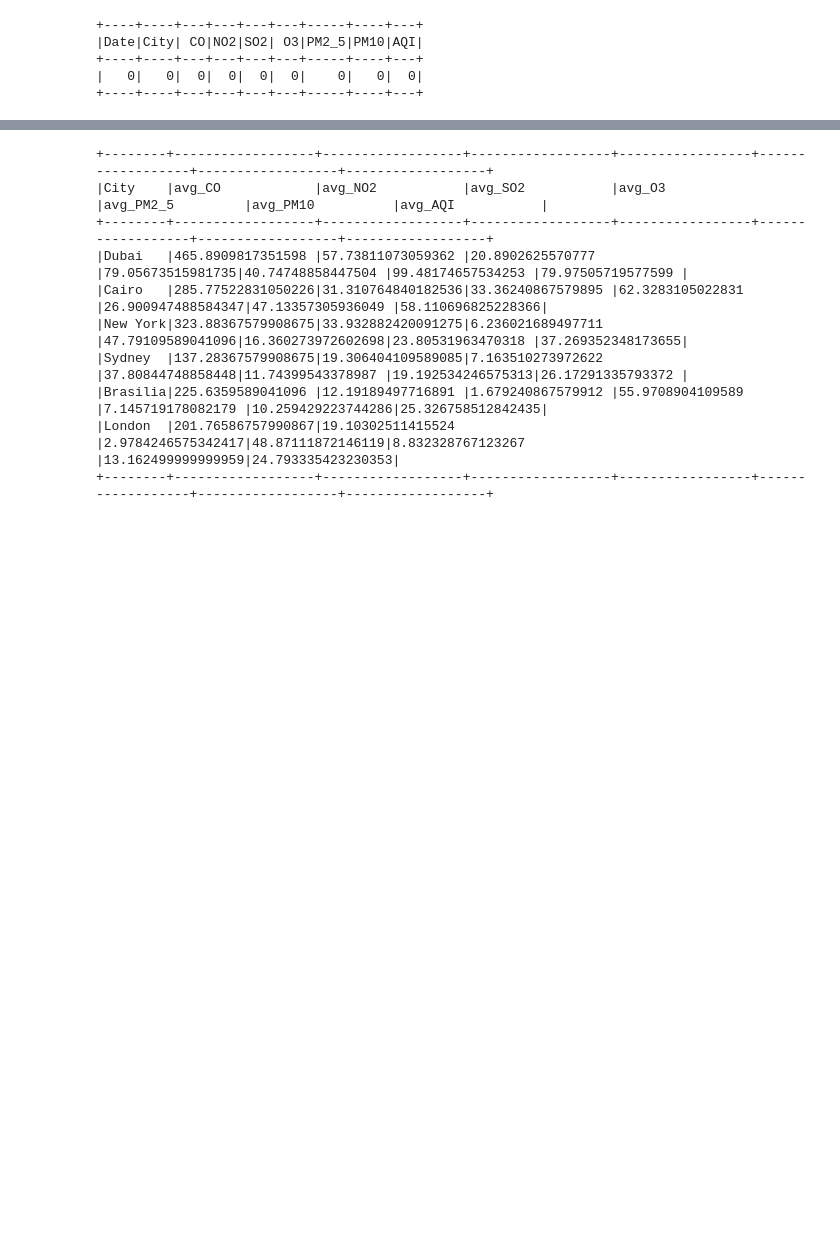
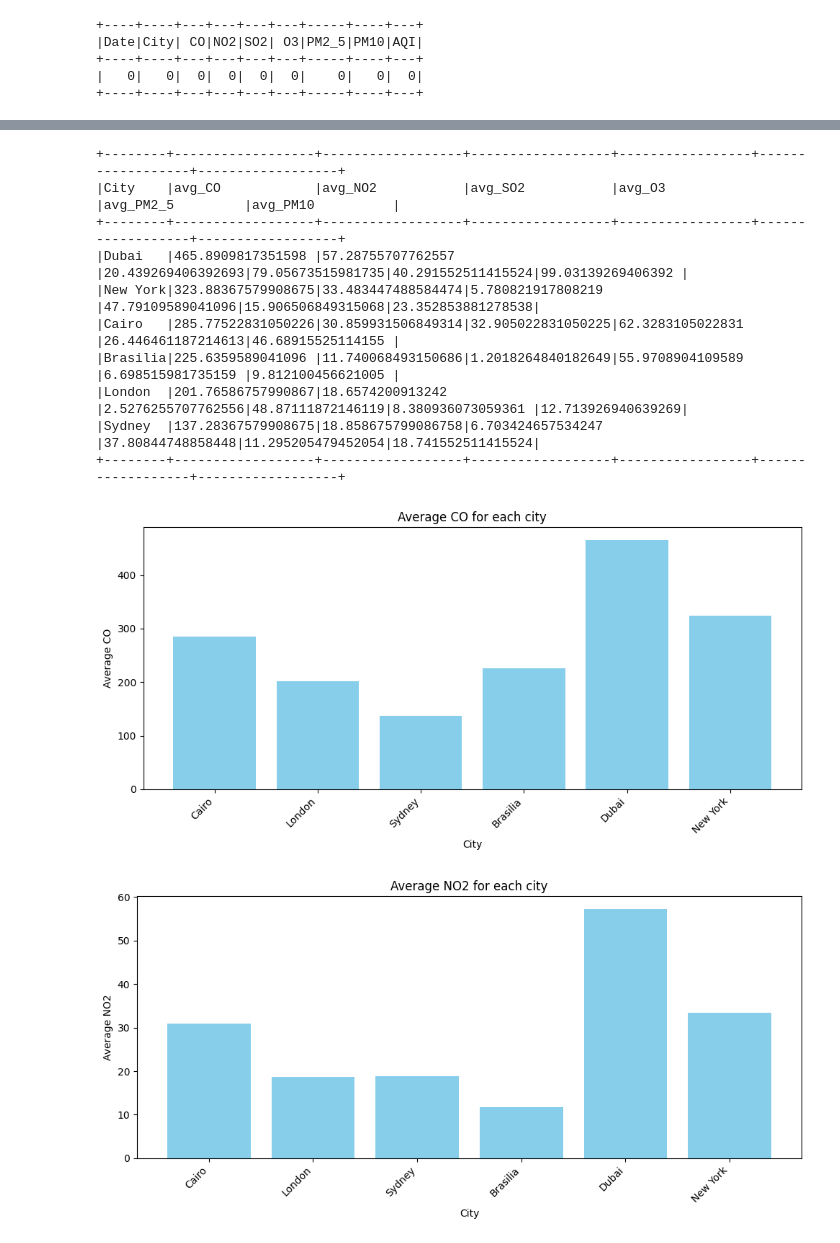
Before and after one commit to Sundaynot/air-quality, a Jupyter notebook: src/db_initial.ipynb, the cells around one changed output, grey strips where cells are left out. Saved outputs shown, nothing was run; the diff lists cells and outputs as text; code cells hidden in the pictures; blank space fills up the shorter version.

```diff
--- a/src/db_initial.ipynb
+++ b/src/db_initial.ipynb
@@ -158,16 +227,32 @@ city_pollution.orderBy("total_AQI", ascending=False).show(truncate=False)
 # %%
-from pyspark.sql.functions import avg
+from pyspark.sql.functions import avg,col
 
 city_avg = df.groupBy("City").agg(*[avg(col(c)).alias(f"avg_{c}") for c in columns_to_sum])
-city_avg.orderBy("avg_AQI", ascending=False).show(truncate=False)
+city_avg.orderBy("avg_CO", ascending=False).show(truncate=False)
+
+# Converti in Pandas per visualizzazione
+city_avg_pd = city_avg.toPandas()
+
+# Plot per ogni inquinante
+for el in columns_to_sum:
+    plt.figure(figsize=(10, 5))
+    plt.bar(city_avg_pd['City'], city_avg_pd[f'avg_{el}'], color='skyblue')
+    plt.title(f'Average {el} for each city')
+    plt.xlabel('City')
+    plt.ylabel(f'Average {el}')
+    plt.xticks(rotation=45, ha='right')
+    plt.tight_layout()
+    plt.show()
 # %% [output]
-+--------+------------------+------------------+------------------+-----------------+------------------+------------------+------------------+
-|City    |avg_CO            |avg_NO2           |avg_SO2           |avg_O3           |avg_PM2_5         |avg_PM10          |avg_AQI           |
-+--------+------------------+------------------+------------------+-----------------+------------------+------------------+------------------+
-|Dubai   |465.8909817351598 |57.73811073059362 |20.8902625570777  |79.05673515981735|40.74748858447504 |99.48174657534253 |79.97505719577599 |
-|Cairo   |285.77522831050226|31.310764840182536|33.36240867579895 |62.3283105022831 |26.900947488584347|47.13357305936049 |58.110696825228366|
-|New York|323.88367579908675|33.932882420091275|6.236021689497711 |47.79109589041096|16.360273972602698|23.80531963470318 |37.269352348173655|
-|Sydney  |137.28367579908675|19.306404109589085|7.163510273972622 |37.80844748858448|11.74399543378987 |19.192534246575313|26.17291335793372 |
-|Brasilia|225.6359589041096 |12.19189497716891 |1.679240867579912 |55.9708904109589 |7.145719178082179 |10.259429223744286|25.326758512842435|
-|London  |201.76586757990867|19.10302511415524 |2.9784246575342417|48.87111872146119|8.832328767123267 |13.162499999999959|24.793335423230353|
-+--------+------------------+------------------+------------------+-----------------+------------------+------------------+------------------+
++--------+------------------+------------------+------------------+-----------------+------------------+------------------+
+|City    |avg_CO            |avg_NO2           |avg_SO2           |avg_O3           |avg_PM2_5         |avg_PM10          |
++--------+------------------+------------------+------------------+-----------------+------------------+------------------+
+|Dubai   |465.8909817351598 |57.28755707762557 |20.439269406392693|79.05673515981735|40.291552511415524|99.03139269406392 |
+|New York|323.88367579908675|33.483447488584474|5.780821917808219 |47.79109589041096|15.906506849315068|23.352853881278538|
+|Cairo   |285.77522831050226|30.859931506849314|32.905022831050225|62.3283105022831 |26.446461187214613|46.68915525114155 |
+|Brasilia|225.6359589041096 |11.740068493150686|1.2018264840182649|55.9708904109589 |6.698515981735159 |9.812100456621005 |
+|London  |201.76586757990867|18.6574200913242  |2.5276255707762556|48.87111872146119|8.380936073059361 |12.713926940639269|
+|Sydney  |137.28367579908675|18.858675799086758|6.703424657534247 |37.80844748858448|11.295205479452054|18.741552511415524|
++--------+------------------+------------------+------------------+-----------------+------------------+------------------+
+[figure, added]
+[figure, added]
```
Also changed, not shown: parts of 8 cells of this notebook.
